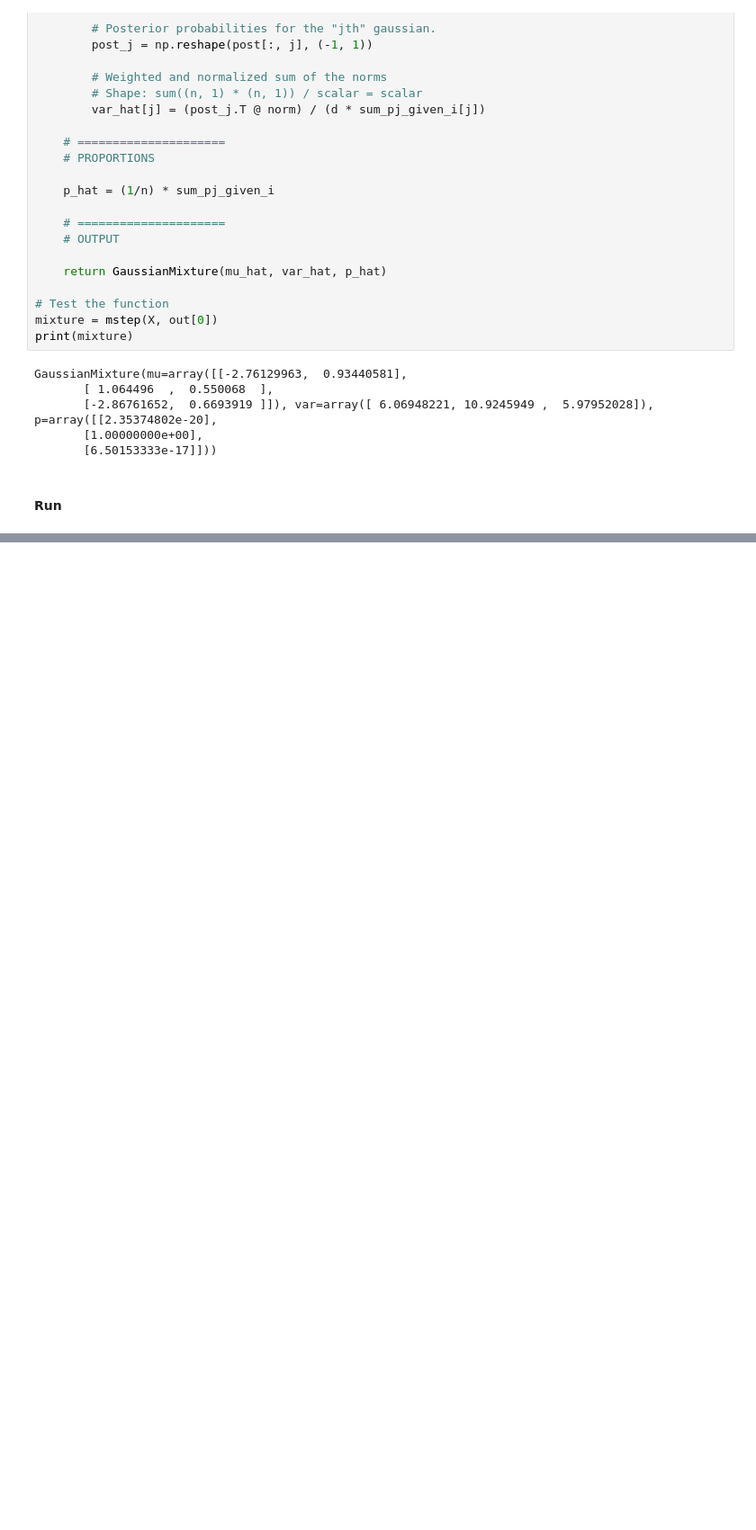
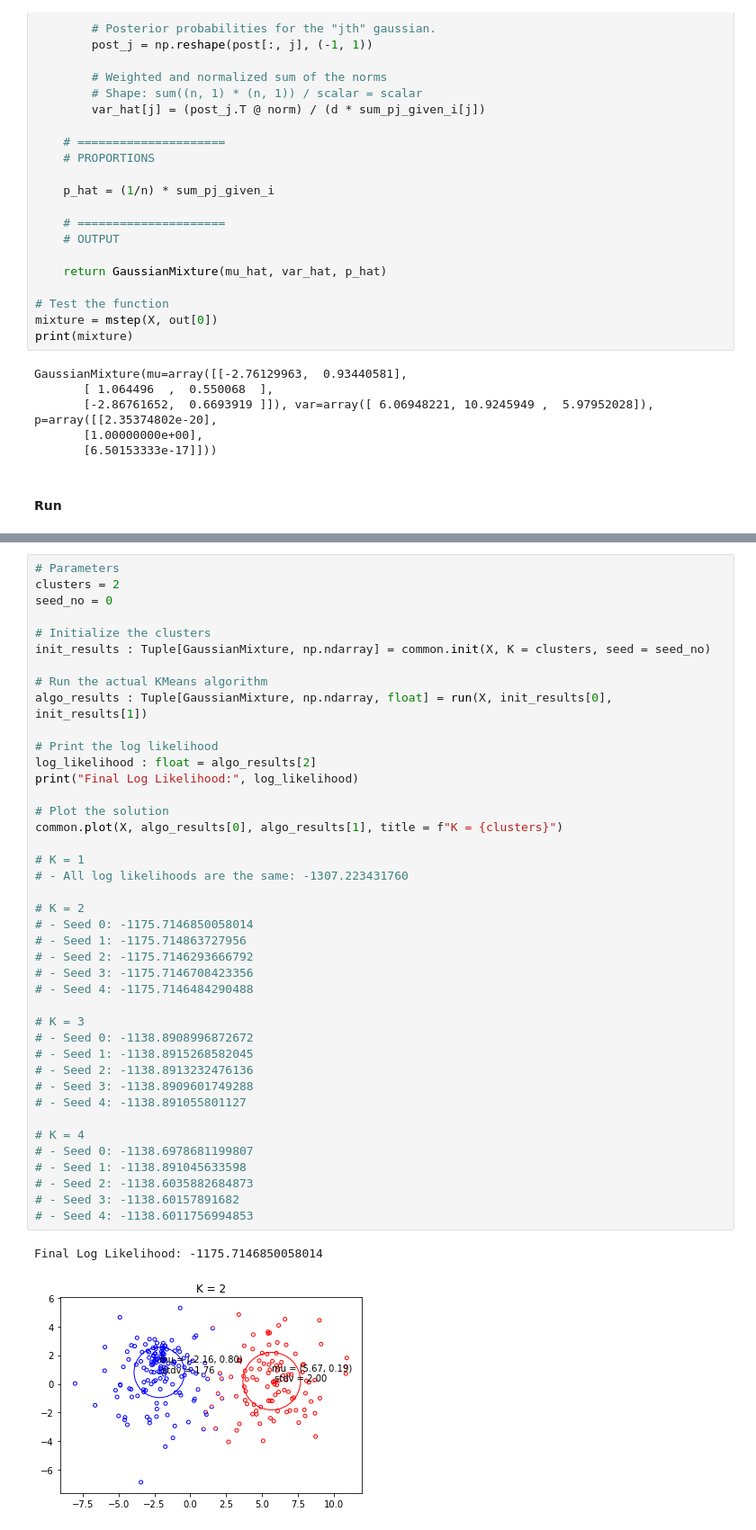
Before and after one commit to eddysanoli-galileo/Machine-Learning-with-Python, a Jupyter notebook: Unit 4/Project 4/Project 4 - Collaborative Filtering.ipynb, the cells around one changed output, grey strips where cells are left out. Shown: that part at 90% size. Drawn from its saved outputs; the diff is of its cells as text; blank space fills up the shorter version.

```diff
--- a/Unit 4/Project 4/Project 4 - Collaborative Filtering.ipynb
+++ b/Unit 4/Project 4/Project 4 - Collaborative Filtering.ipynb
@@ -287,0 +341,44 @@ def run(X: np.ndarray, mixture: GaussianMixture,
+# %%
+# Parameters
+clusters = 2
+seed_no = 0
+
+# Initialize the clusters
+init_results : Tuple[GaussianMixture, np.ndarray] = common.init(X, K = clusters, seed = seed_no)
+
+# Run the actual KMeans algorithm
+algo_results : Tuple[GaussianMixture, np.ndarray, float] = run(X, init_results[0], init_results[1])
+
+# Print the log likelihood
+log_likelihood : float = algo_results[2]
+print("Final Log Likelihood:", log_likelihood)
+
+# Plot the solution
+common.plot(X, algo_results[0], algo_results[1], title = f"K = {clusters}")
+
+# K = 1
+# - All log likelihoods are the same: -1307.223431760
+
+# K = 2
+# - Seed 0: -1175.7146850058014
+# - Seed 1: -1175.714863727956
+# - Seed 2: -1175.7146293666792
+# - Seed 3: -1175.7146708423356
+# - Seed 4: -1175.7146484290488
+
+# K = 3
+# - Seed 0: -1138.8908996872672
+# - Seed 1: -1138.8915268582045
+# - Seed 2: -1138.8913232476136
+# - Seed 3: -1138.8909601749288
+# - Seed 4: -1138.891055801127
+
+# K = 4
+# - Seed 0: -1138.6978681199807
+# - Seed 1: -1138.891045633598
+# - Seed 2: -1138.6035882684873
+# - Seed 3: -1138.60157891682
+# - Seed 4: -1138.6011756994853
+# %% [output]
+Final Log Likelihood: -1175.7146850058014
+[figure, added]
```
Also changed, not shown: parts of 10 cells of this notebook, 2 other files.
